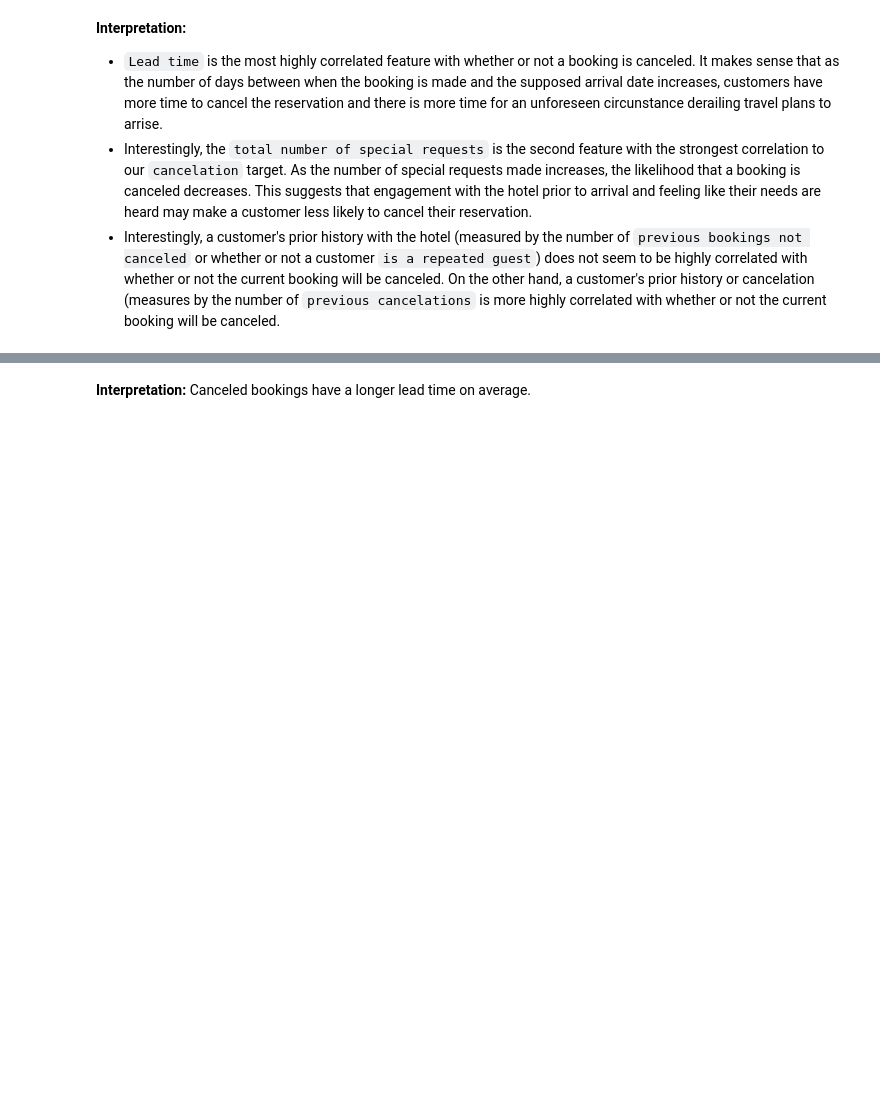
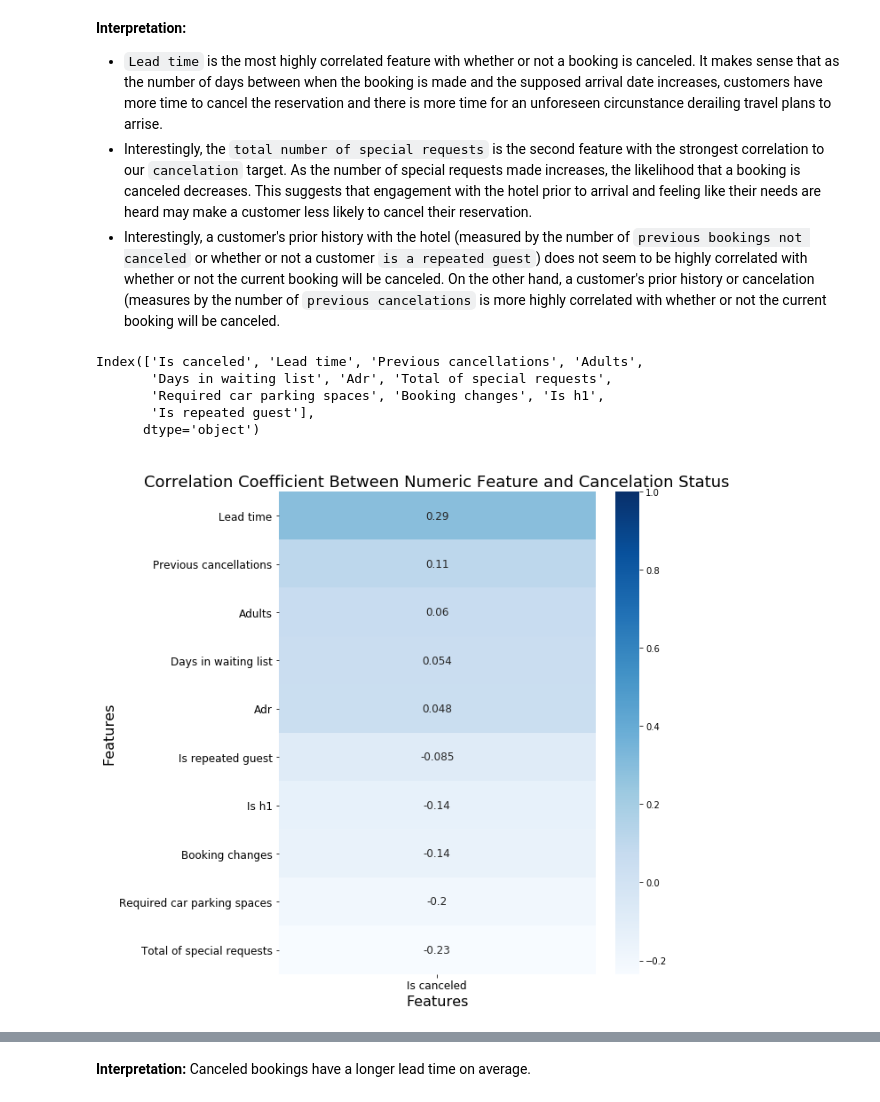
Before and after one commit to JulKelman/Predicting-Hotel-Bookings-Cancellation, a Jupyter notebook: code/Notebook 1 .ipynb, the cells around one changed output, grey strips where cells are left out. Cells and saved outputs as stored; diff of their text form; code cells hidden in the pictures; blank space fills up the shorter version.

```diff
--- a/code/Notebook 1 .ipynb
+++ b/code/Notebook 1 .ipynb
@@ -348,6 +348,28 @@ ax.set_ylim(top=y_max+1);
 - `Lead time` is the most highly correlated feature with whether or not a booking is canceled. It makes sense that as the number of days between when the booking is made and the supposed arrival date increases, customers have more time to cancel the reservation and there is more time for an unforeseen circunstance derailing travel plans to arrise.
 - Interestingly, the `total number of special requests` is the second feature with the strongest correlation to our `cancelation` target. As the number of special requests made increases, the likelihood that a booking is canceled decreases. This suggests that engagement with the hotel prior to arrival and feeling like their needs are heard may make a customer less likely to cancel their reservation.
 - Interestingly, a customer's prior history with the hotel (measured by the number of `previous bookings not canceled`  or whether or not a customer `is a repeated guest`) does not seem to be highly correlated with whether or not the current booking will be canceled. On the other hand, a customer's prior history or cancelation (measures by the number of `previous cancelations` is more highly correlated with whether or not the current booking will be canceled.
+# %%
+test = df[['is_canceled', 'lead_time', 'previous_cancellations', 'adults', 'days_in_waiting_list', 'adr', 'total_of_special_requests', 'required_car_parking_spaces', 'booking_changes', 'is_h1', 'is_repeated_guest']]
+
+test.columns=test.columns.str.replace("_"," ").str.capitalize()
+test.columns
+# %% [output]
+Index(['Is canceled', 'Lead time', 'Previous cancellations', 'Adults',
+       'Days in waiting list', 'Adr', 'Total of special requests',
+       'Required car parking spaces', 'Booking changes', 'Is h1',
+       'Is repeated guest'],
+      dtype='object')
+# %%
+fig = plt.figure(figsize=(8,10))
+ax = sns.heatmap(test.corr()[['Is canceled']].sort_values('Is canceled', ascending=False), annot = True, annot_kws = {"size":12}, cmap='Blues')
+ax.set_title('Correlation Coefficient Between Numeric Feature and Cancelation Status', fontsize=18)
+ax.set_xlabel('Features', fontsize = 16)
+ax.set_ylabel('Features', fontsize = 16)
+ax.tick_params(axis = "both", labelsize = 12);
+y_min, y_max = ax.get_ylim()
+ax.set_ylim(top=y_max+1);
+# %% [output]
+[figure, added]
 # %%
 plt.figure(figsize=(8,5))
 plt.title("Average Lead Time of Bookings per Status", fontsize = 20, pad = 10)
```
Also changed, not shown: parts of 38 cells of this notebook, 1 other file.
